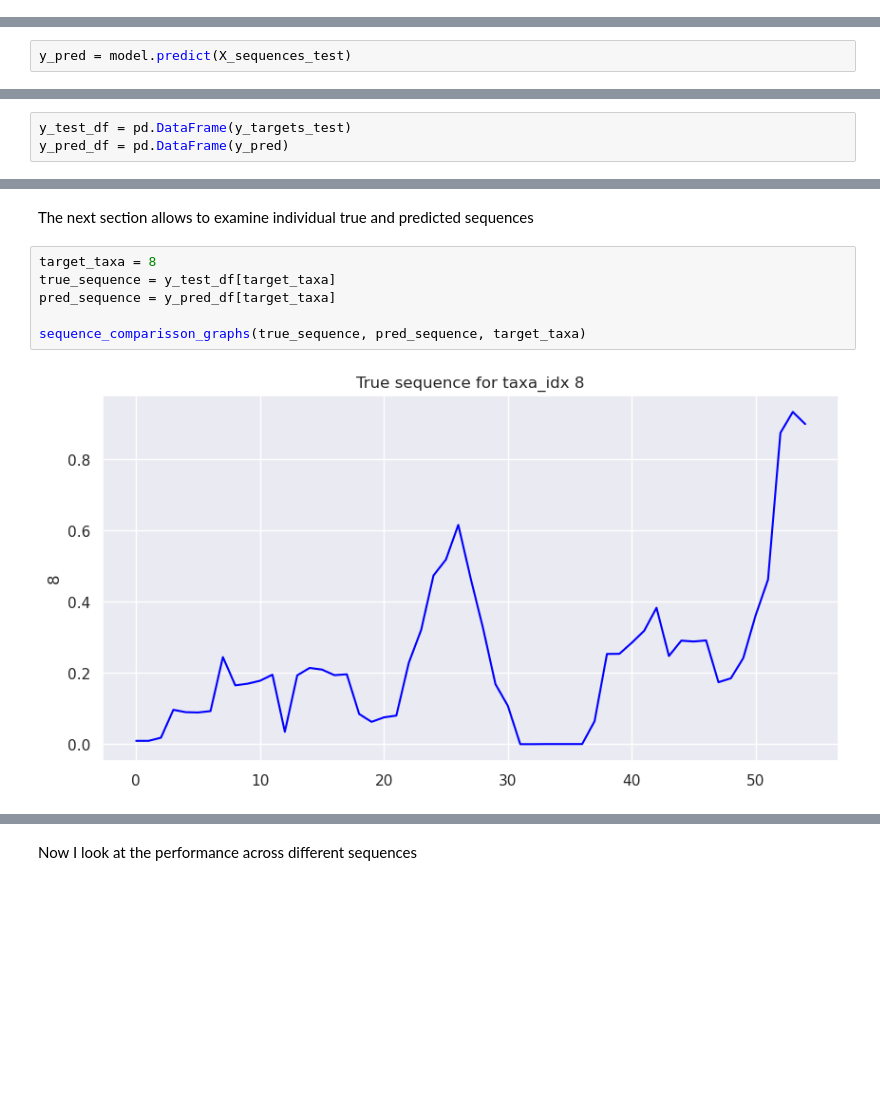
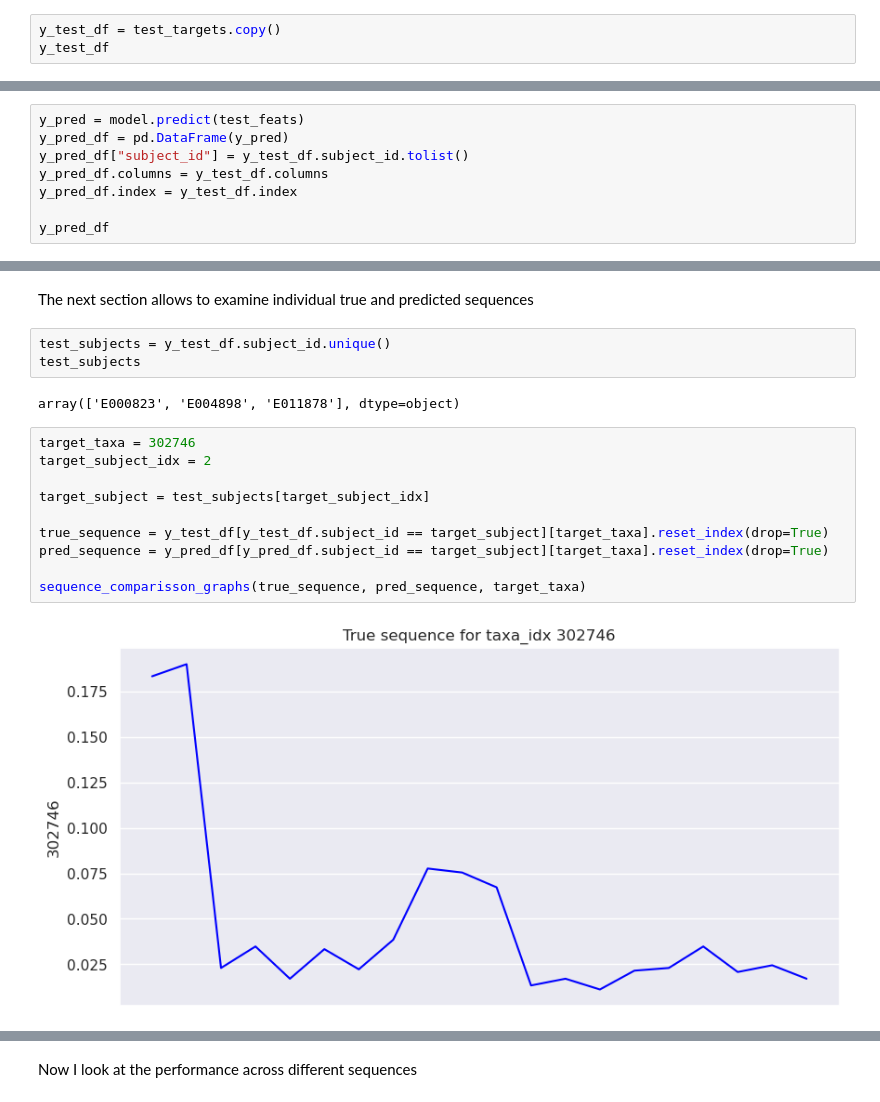
Before and after one commit to NateTheGreat001/tu_medical, a Jupyter notebook: Experiment 1: Sequence on Sequence LSTM.ipynb, the cells around one changed output, grey strips where cells are left out. Drawn from its saved outputs; the diff is of its cells as text; blank space fills up the shorter version.

```diff
--- a/Experiment 1: Sequence on Sequence LSTM.ipynb
+++ b/Experiment 1: Sequence on Sequence LSTM.ipynb
@@ -228,0 +278,3 @@ Epoch 10/10
+# %%
+y_test_df = test_targets.copy()
+y_test_df
@@ -229,3 +300,9 @@ Epoch 10/10
 # %%
-y_pred = model.predict(X_sequences_test)
+y_pred = model.predict(test_feats)
+y_pred_df = pd.DataFrame(y_pred)
+y_pred_df["subject_id"] = y_test_df.subject_id.tolist()
+y_pred_df.columns = y_test_df.columns
+y_pred_df.index = y_test_df.index
+
+y_pred_df
 # %% [output]
@@ -233,3 +328,0 @@ y_pred = model.predict(X_sequences_test)
-# %%
-y_test_df = pd.DataFrame(y_targets_test)
-y_pred_df = pd.DataFrame(y_pred)
@@ -287,10 +338,19 @@ Total taxa not predicted: 20, 9.900990099009901% of all taxa
 # %% [markdown]
 The next section allows to examine individual true and predicted sequences
+# %%
+test_subjects = y_test_df.subject_id.unique()
+test_subjects
+# %% [output]
+array(['E000823', 'E004898', 'E011878'], dtype=object)
 # %%
-target_taxa = 8
-true_sequence = y_test_df[target_taxa]
-pred_sequence = y_pred_df[target_taxa]
+target_taxa = 302746
+target_subject_idx = 2
+
+target_subject = test_subjects[target_subject_idx]
+
+true_sequence = y_test_df[y_test_df.subject_id == target_subject][target_taxa].reset_index(drop=True)
+pred_sequence = y_pred_df[y_pred_df.subject_id == target_subject][target_taxa].reset_index(drop=True)
 
 sequence_comparisson_graphs(true_sequence, pred_sequence, target_taxa)
 # %% [output]
-[figure, old version]
+[figure, new version]
```
Also changed, not shown: parts of 33 cells of this notebook, 2 other files.
